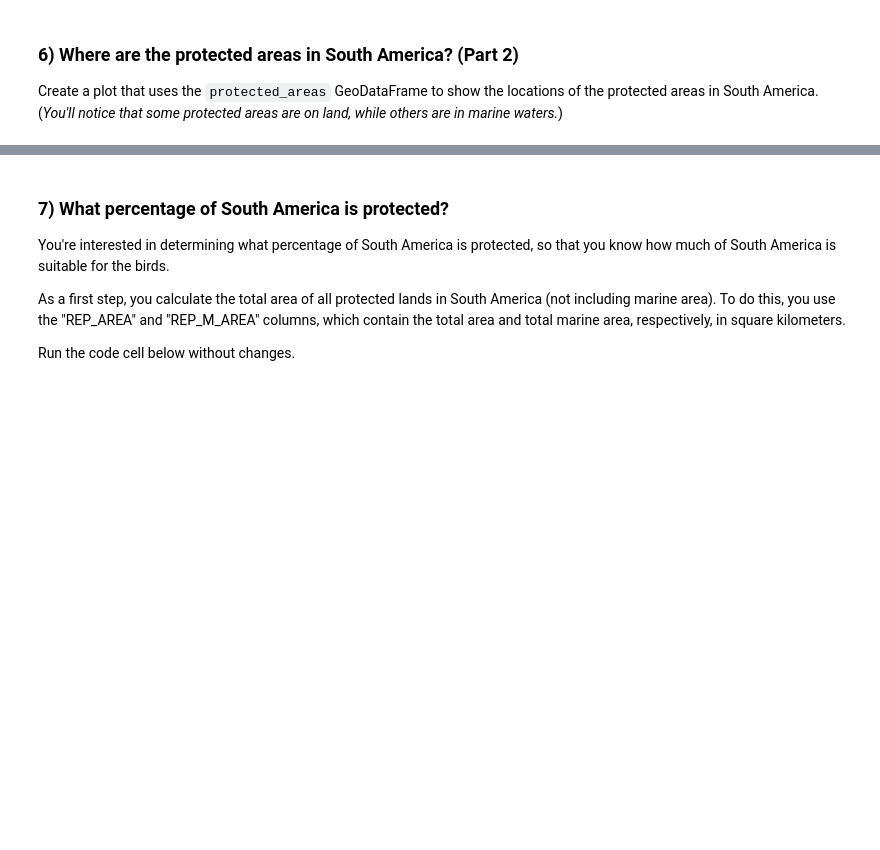
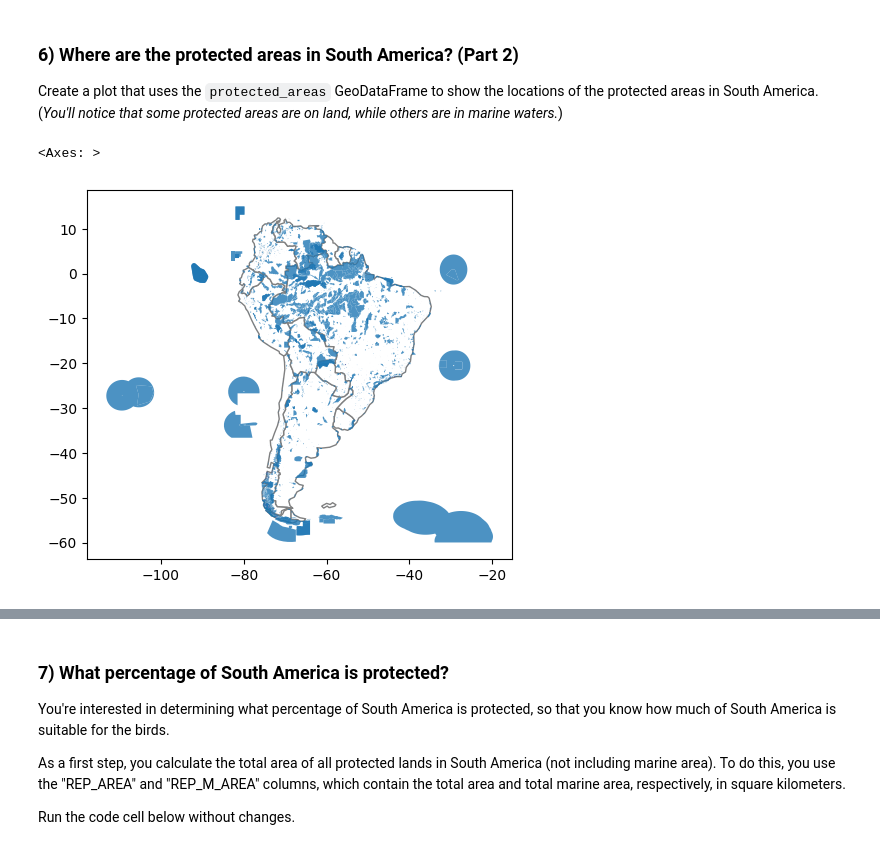
Before and after one commit to yutowac/Exercise, a Jupyter notebook: GeospatialAnalysis/exercise-coordinate-reference-systems.ipynb, the cells around one changed output, grey strips where cells are left out. Cells and saved outputs as stored; diff of their text form; code cells hidden in the pictures; blank space fills up the shorter version.

```diff
--- a/GeospatialAnalysis/exercise-coordinate-reference-systems.ipynb
+++ b/GeospatialAnalysis/exercise-coordinate-reference-systems.ipynb
@@ -175,7 +256,7 @@ In the next code cell, you'll create a GeoDataFrame `protected_areas` containing
 protected_filepath = "../input/geospatial-learn-course-data/SAPA_Aug2019-shapefile/SAPA_Aug2019-shapefile/SAPA_Aug2019-shapefile-polygons.shp"
 
 # Your code here
-protected_areas = ____
+protected_areas = gpd.read_file(protected_filepath)
 
 # Check your answer
 q_5.check()
@@ -190,12 +274,15 @@ Create a plot that uses the `protected_areas` GeoDataFrame to show the locations
 # %%
 # Country boundaries in South America
 south_america = americas.loc[americas['continent']=='South America']
-
+ax = south_america.plot(color='white', edgecolor='gray')
 # Your code here: plot protected areas in South America
-____
+protected_areas.plot(ax=ax, alpha=0.8)
 
 # Uncomment to see a hint
 #q_6.hint()
+# %% [output]
+<Axes: >
+[figure, added]
 # %%
 # Get credit for your work after you have created a map
 q_6.check()
```
Also changed, not shown: parts of 23 cells of this notebook.
